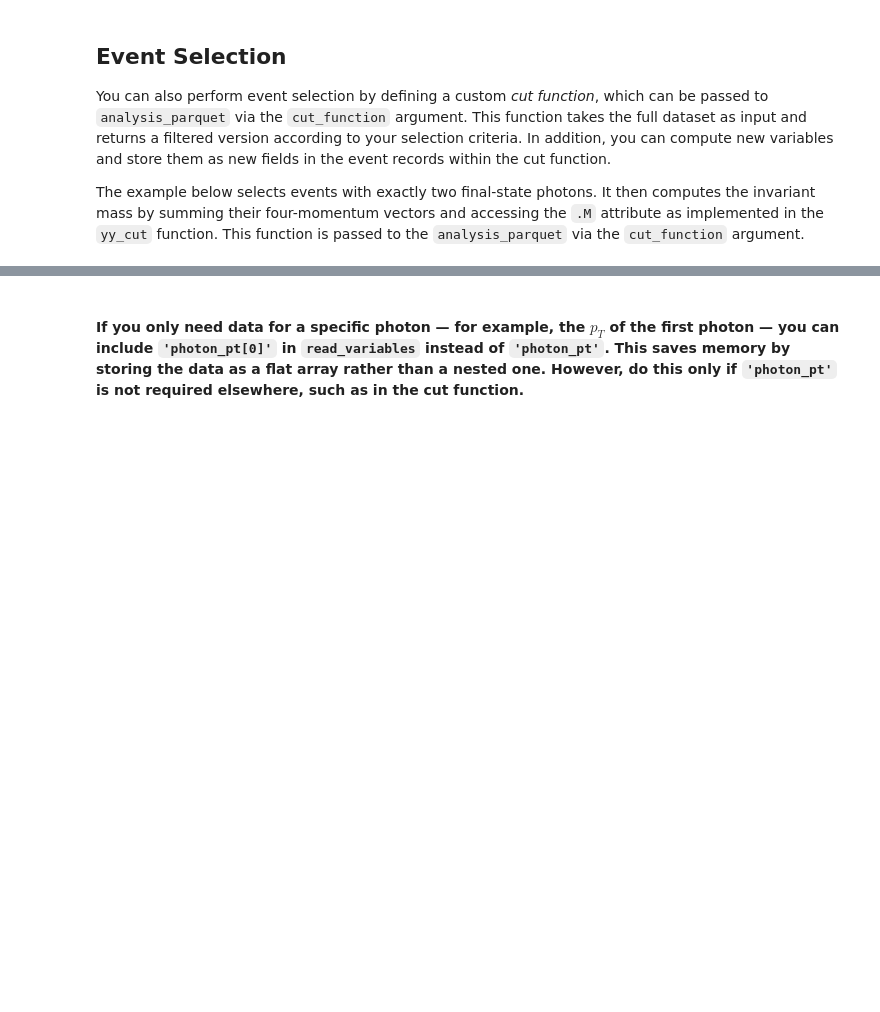
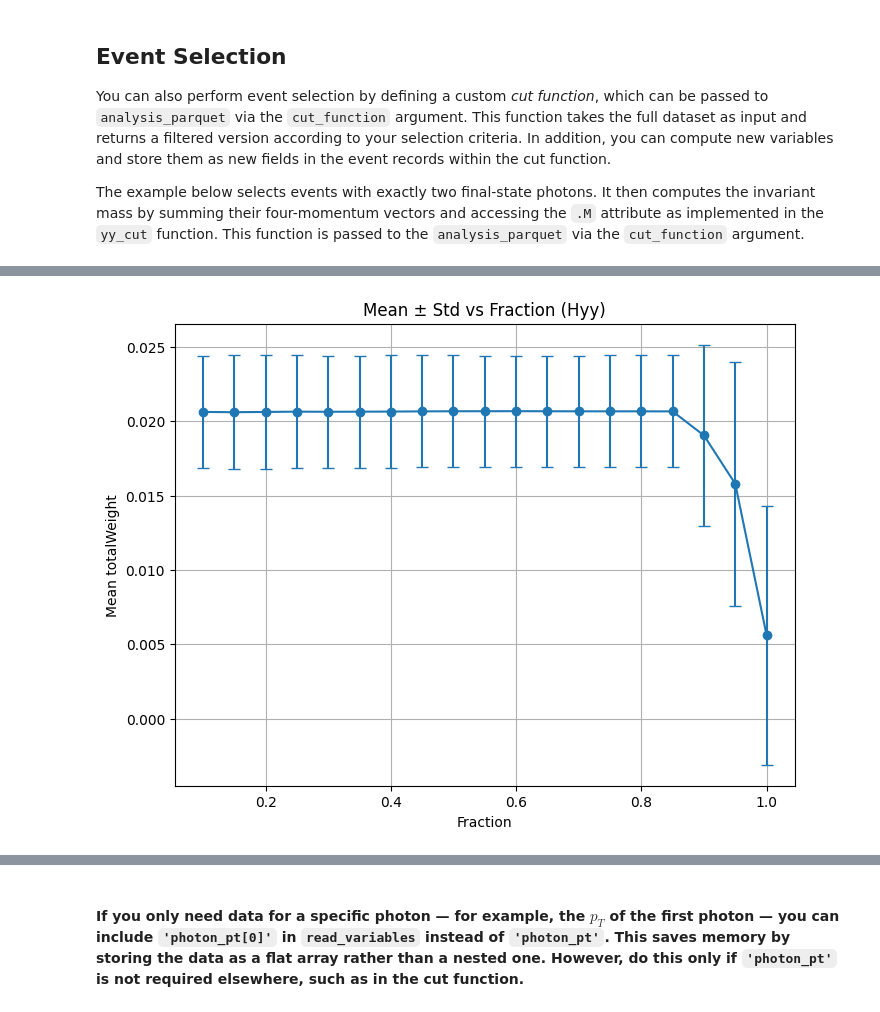
Before and after one commit to Hello-World123456789/Higgs-Experiment, a Jupyter notebook: HyyLabNotebook.ipynb, the cells around one changed output, grey strips where cells are left out. Saved outputs shown, nothing was run; the diff lists cells and outputs as text; code cells hidden in the pictures; blank space fills up the shorter version.

Commit message:
Added better optimisation and Events vs fraction of weight

```diff
--- a/HyyLabNotebook.ipynb
+++ b/HyyLabNotebook.ipynb
@@ -442,0 +459,80 @@ Elapsed time = 16.5s
+# %%
+import numpy as np
+import awkward as ak
+import matplotlib.pyplot as plt
+
+fractions = np.arange(0.1, 1.05, 0.05)
+
+weight_sums = []
+means = []
+stds = []
+n_events = []
+
+for frac in fractions:
+    print(f"\nProcessing fraction = {frac:.2f}")
+
+    # Run analysis_parquet (creates NEW timestamped folder)
+    analysis_parquet(
+        read_variables,
+        string_code_list,
+        fraction=frac,
+        cut_function=yy_cut,
+        write_parquet=True,
+        return_output=False
+    )
+
+
+    output_base = get_latest_output_path()
+
+    # Format fraction exactly like filename
+    frac_str = str(frac).replace('.', '_')
+
+    print("Reading:", f"{output_base}/Hyy_{frac_str}")
+
+    dataset = ak.from_parquet(f"{output_base}/Hyy_{frac_str}")
+
+
+    # Compute statistics immediately
+    weights = dataset["totalWeight"].to_numpy()
+
+    n_events.append(len(weights))
+    weight_sums.append(weights.sum())
+    means.append(weights.mean())
+    stds.append(weights.std())
+
+# Convert to arrays
+weight_sums = np.array(weight_sums)
+means = np.array(means)
+stds = np.array(stds)
+n_events = np.array(n_events)
+
+# -------- Plots --------
+
+plt.figure(figsize=(8,6))
+plt.errorbar(fractions, means, yerr=stds, fmt='o-', capsize=4)
+plt.xlabel("Fraction")
+plt.ylabel("Mean totalWeight")
+plt.title("Mean ± Std vs Fraction (Hyy)")
+plt.grid(True)
+plt.show()
+
+plt.figure(figsize=(8,6))
+plt.plot(fractions, weight_sums, 'o-', color='red')
+plt.xlabel("Fraction")
+plt.ylabel("Sum of totalWeight")
+plt.title("Sum vs Fraction (Hyy)")
+plt.grid(True)
+plt.show()
+
+plt.figure(figsize=(8,6))
+plt.plot(fractions, n_events, 'o-', color='green')
+plt.xlabel("Fraction")
+plt.ylabel("Number of Events")
+plt.title("Event Count vs Fraction (Hyy)")
+plt.grid(True)
+plt.show()
+
+# Print summary
+for f, n, s, m, sd in zip(fractions, n_events, weight_sums, means, stds):
+    print(f"Fraction={f:.2f} | Events={n} | Sum={s:.4f} | Mean={m:.6f} | Std={sd:.6f}")
+# %% [output]
@@ -442,0 +556 @@ Elapsed time = 16.5s
+[figure, added]
```
Also changed, not shown: parts of 11 cells of this notebook.
